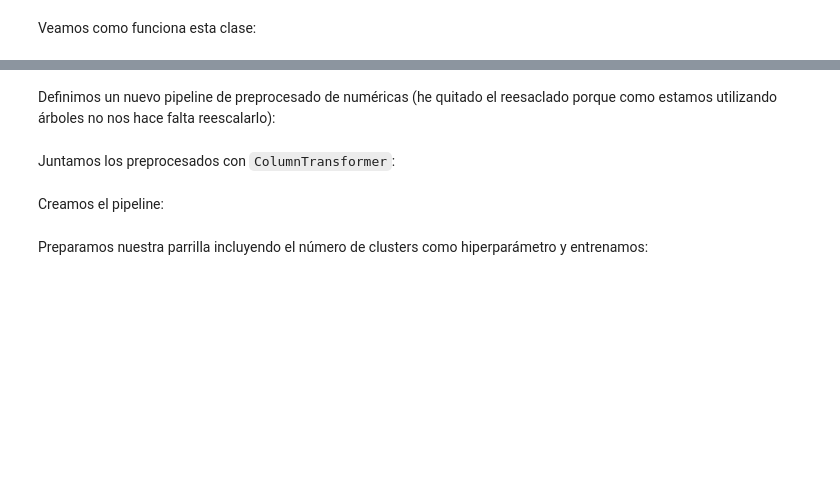
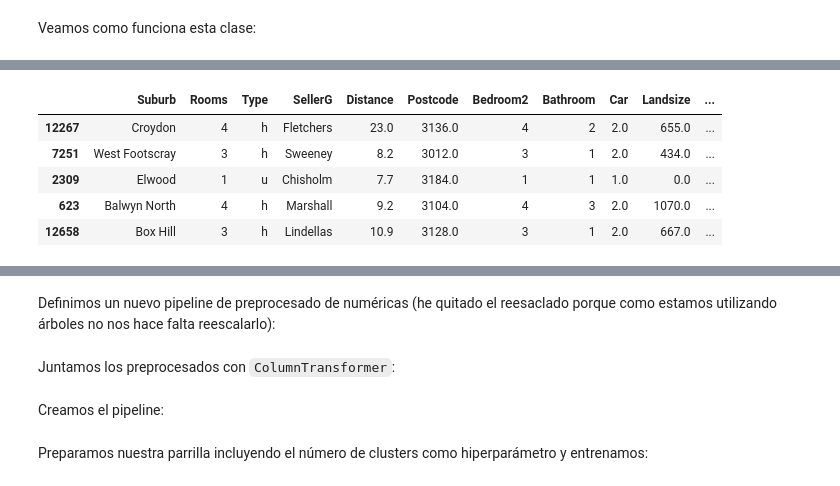
Before and after one commit to bsanse/dk_pipelines_workshop, a Jupyter notebook: taller_de_machine_learning_pipelines_con_python.ipynb, the cells around one changed output, grey strips where cells are left out. Drawn from its saved outputs; the diff is of its cells as text; code cells hidden in the pictures; blank space fills up the shorter version.

```diff
--- a/taller_de_machine_learning_pipelines_con_python.ipynb
+++ b/taller_de_machine_learning_pipelines_con_python.ipynb
@@ -500,3 +500,12 @@ plt.scatter(X_train_cluster['Lattitude'],
+# %%
+X_train_cluster.head()
+# %% [output]
+|  | Suburb | Rooms | Type | SellerG | Distance | Postcode | Bedroom2 | Bathroom | Car | Landsize | ... |
+| 12267 | Croydon | 4 | h | Fletchers | 23.0 | 3136.0 | 4 | 2 | 2.0 | 655.0 | ... |
+| 7251 | West Footscray | 3 | h | Sweeney | 8.2 | 3012.0 | 3 | 1 | 2.0 | 434.0 | ... |
+| 2309 | Elwood | 1 | u | Chisholm | 7.7 | 3184.0 | 1 | 1 | 1.0 | 0.0 | ... |
+| 623 | Balwyn North | 4 | h | Marshall | 9.2 | 3104.0 | 4 | 3 | 2.0 | 1070.0 | ... |
+| 12658 | Box Hill | 3 | h | Lindellas | 10.9 | 3128.0 | 3 | 1 | 2.0 | 667.0 | ... |
 # %% [markdown]
 #### Pipeline con Custom Transformer
 
```
Also changed, not shown: parts of 12 cells of this notebook.
